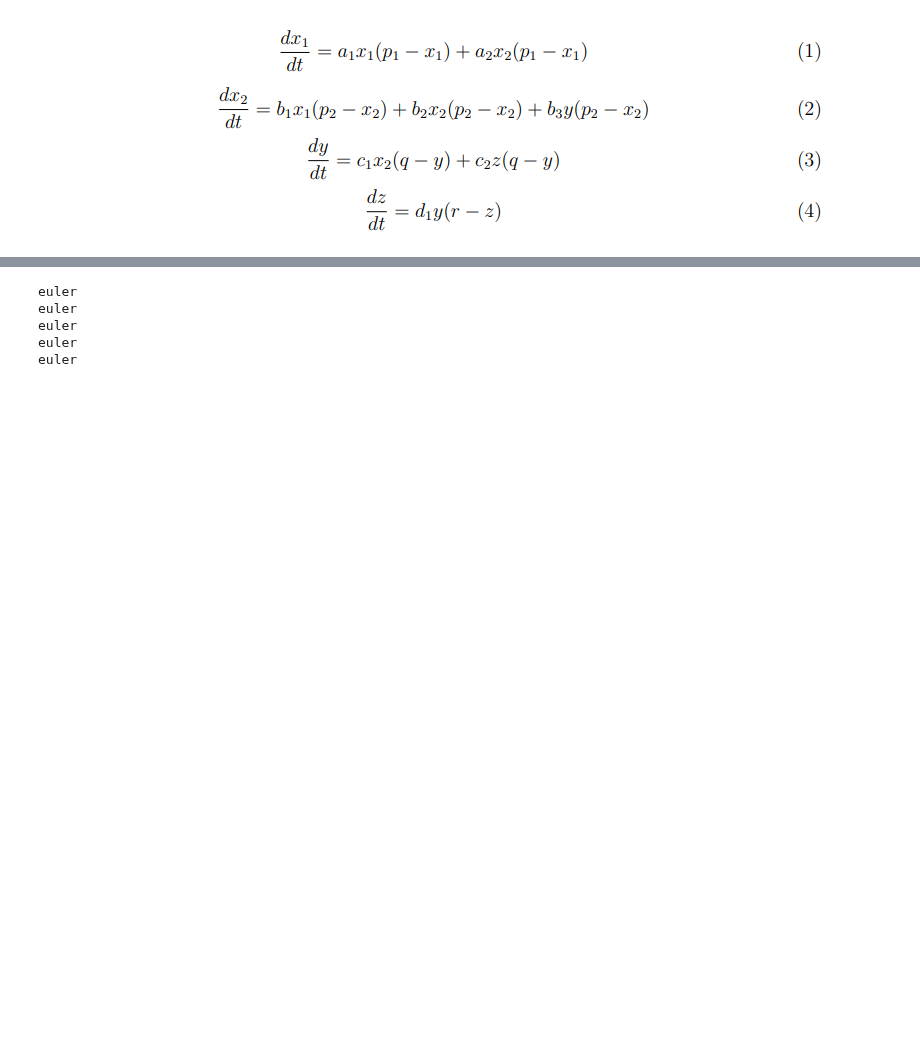
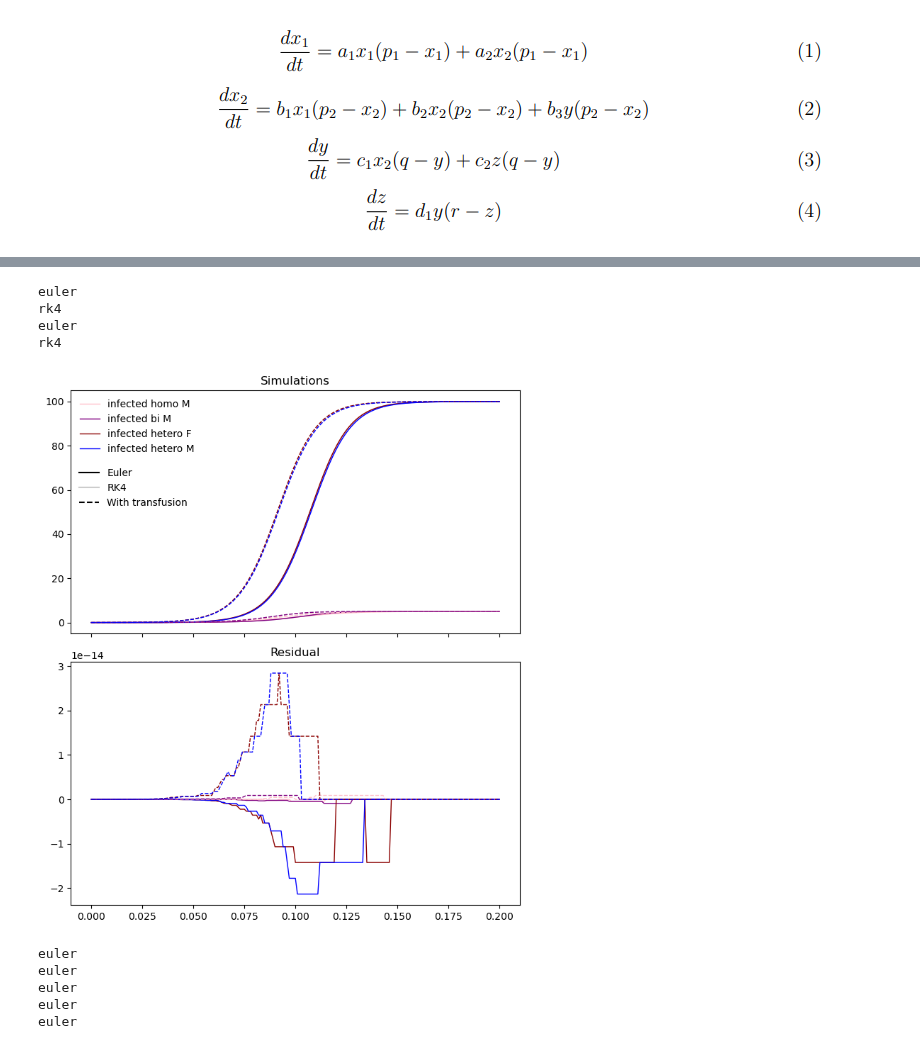
Before and after one commit to JakobSchauser/MscPhysics, a Jupyter notebook: Scientific Computing/Project4/project4.ipynb, the cells around one changed output, grey strips where cells are left out. Cells and saved outputs as stored; diff of their text form; code cells hidden in the pictures; blank space fills up the shorter version.

Commit message:
made a good plot, i would say

```diff
--- a/Scientific Computing/Project4/project4.ipynb
+++ b/Scientific Computing/Project4/project4.ipynb
@@ -178,3 +133,80 @@ euler
+# %%
+import matplotlib.pyplot as plt
+from matplotlib.lines import Line2D
+from matplotlib.legend import Legend
+
+
+def plot_data(data, ax, label = False,**kwargs):
+    x = data[:,4]
+    ax.plot(x, data[:,0], label = 'infected homo M' if label else None,    color = "pink", linewidth = 1, **kwargs)
+    ax.plot(x, data[:,1], label = 'infected bi M'  if label else None,     color = "purple",linewidth = 1, **kwargs)
+    ax.plot(x, data[:,2], label = 'infected hetero F' if label else None,  color = "darkred",linewidth = 1, **kwargs)
+    ax.plot(x, data[:,3], label = 'infected hetero M' if label else None,  color = "blue",linewidth = 1, **kwargs)
+
+
+def compare(parameters, x1, x2, y, z, total_time, dt = 0.001):
+    data_euler = simulate(parameters, x1, x2, y, z, total_time, mode = 'euler', dt = dt)
+    data_rk4 = simulate(parameters, x1, x2, y, z, total_time, mode = 'rk4', dt = dt)
+
+    parameters["with_transfusion"] = 1
+    data_euler_trans = simulate(parameters, x1, x2, y, z, total_time, mode = 'euler', dt = dt)
+    data_rk4_trans = simulate(parameters, x1, x2, y, z, total_time, mode = 'rk4', dt = dt)
+
+    x = data_euler[:,4]
+    fig, axs = plt.subplots(2, 1, figsize=(7, 8), sharex=True)
+
+    plot_data(data_rk4, axs[0], alpha = 0.3)
+
+    plot_data(data_euler, axs[0], label=True)
+
+    plot_data(data_rk4_trans, axs[0], ls = "--", alpha = 0.3)
+
+    plot_data(data_euler_trans, axs[0], ls = "--")
+
+
+    diffs = -np.abs(data_euler - data_rk4)
+    diffs[:,4] = x
+    plot_data(diffs, axs[1])
+
+    diffs_trans = +np.abs(data_euler_trans - data_rk4_trans)
+    diffs_trans[:,4] = x
+    plot_data(diffs_trans, axs[1], ls = "--")
+
+
+    axs[0].set_title('Simulations')
+    axs[1].set_title('Residual')
+
+    axs[0].legend(loc = "upper left", frameon=False)
+
+
+
+    custom_lines = [Line2D([0], [0],color="black"),
+                Line2D([0], [0], color="black", alpha = 0.2),
+                Line2D([0], [0], color="black", ls = '--')]
+
+    legend = Legend(axs[0],custom_lines, ['Euler', 'RK4', "With transfusion"], loc = (0.01,0.5), frameon=False)
+
+    # axs[1].set_yscale("log")
+    axs[0].add_artist(legend)
+    fig.tight_layout()
+    return axs
+
+
+x1 = 0.01   # infected homosexual males (p1)
+x2 = 0    # infected bisexual males (p2)
+
+y = 0  # infected heterosexual females (q)
+z = 0  # infected heterosexual males (r)
+
+
+parameters["with_transfusion"] = 0
+axs1 = compare(parameters, x1, x2, y, z, 0.2, dt = 0.001)
+# %% [output]
+euler
+rk4
+euler
+rk4
+[figure, added]
 # %%
 es = [0.001, 0.005, 0.01, 0.05, 0.1]
 
```
Also changed, not shown: parts of 1 cell of this notebook.
